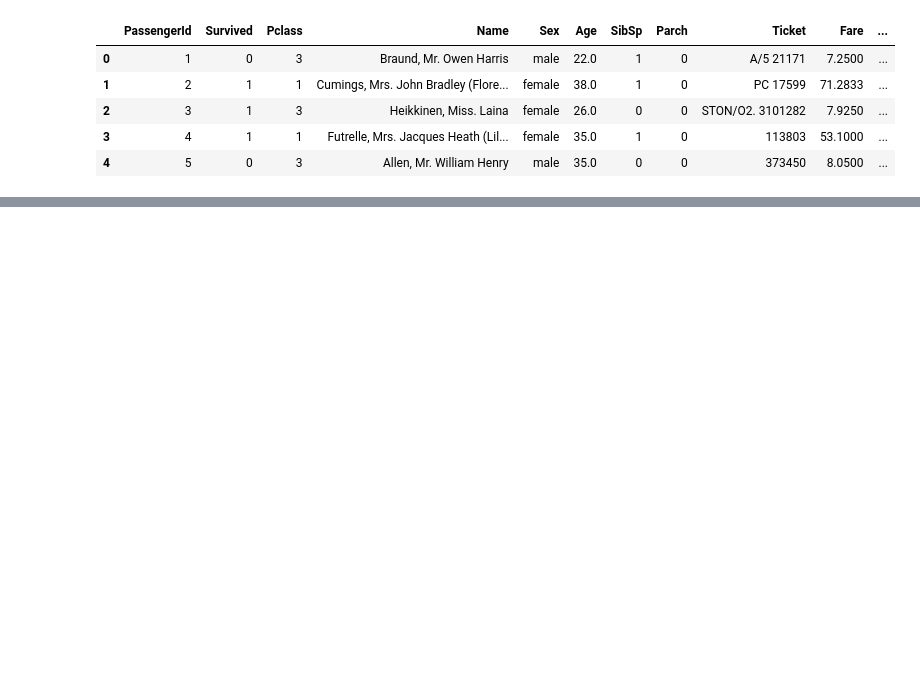
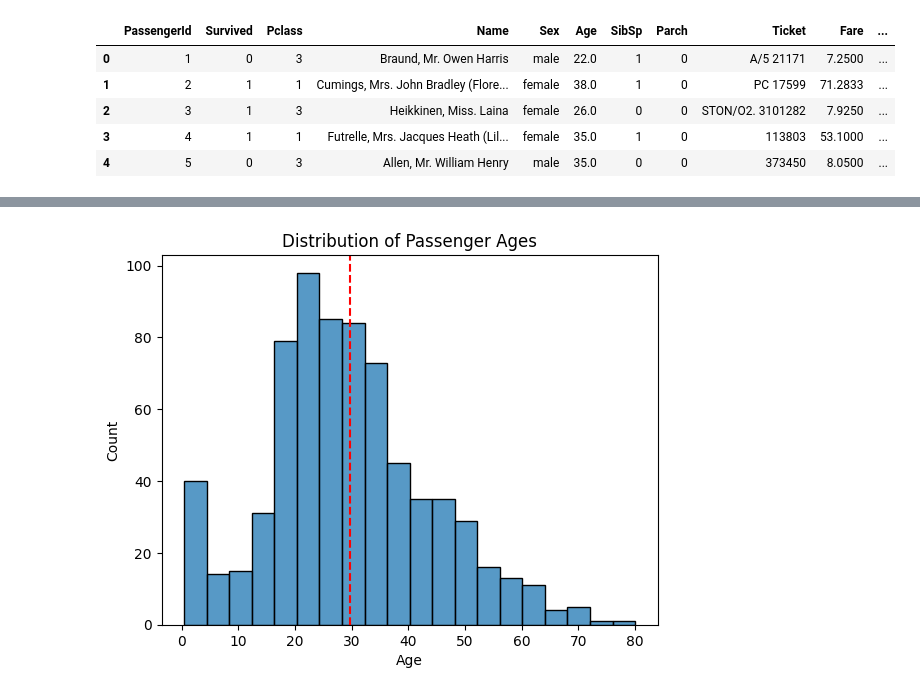
Before and after one commit to cafesmire/notebooks, a Jupyter notebook: titanic_eda/titanic_eda.ipynb, the cells around one changed output, grey strips where cells are left out. Drawn from its saved outputs; the diff is of its cells as text; code cells hidden in the pictures; blank space fills up the shorter version.

```diff
--- a/titanic_eda/titanic_eda.ipynb
+++ b/titanic_eda/titanic_eda.ipynb
@@ -58,0 +102,7 @@ print(round(children_survival_rate, 2), '% of children survived')
+# %%
+sns.histplot(train['Age'])
+plt.title('Distribution of Passenger Ages')
+plt.axvline(train['Age'].mean(), color='r', linestyle='--')
+plt.show()
+# %% [output]
+[figure, added]
```
Also changed, not shown: parts of 20 cells of this notebook.
